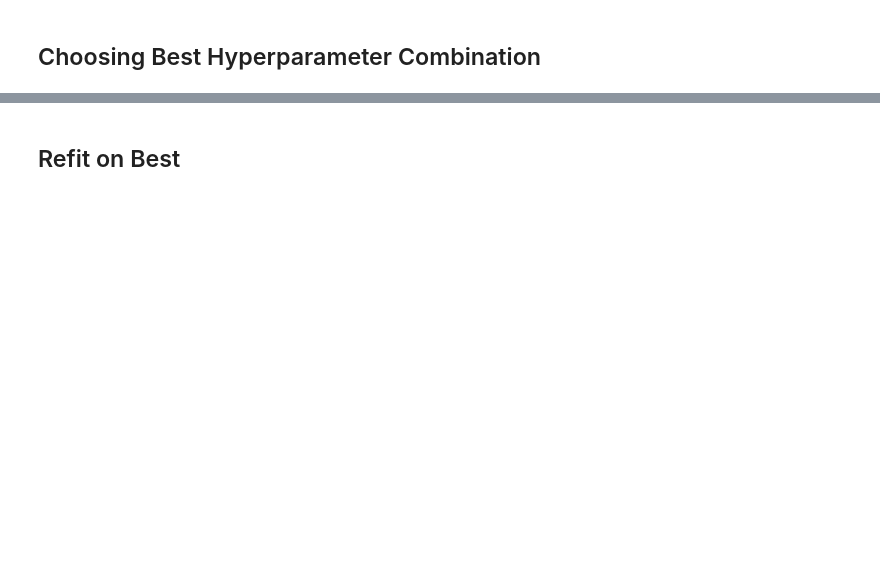
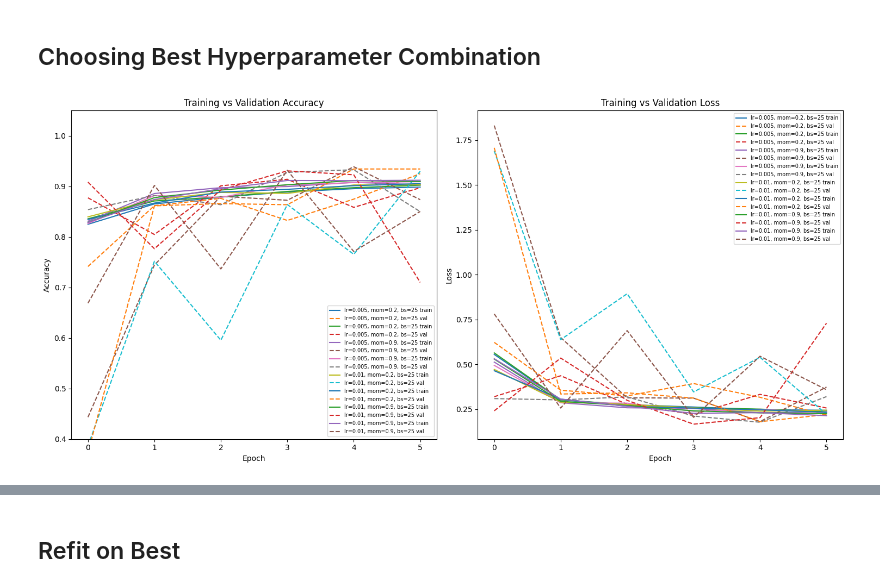
Before and after one commit to VinnyIadarola/Pneumonia-Detection-Neural-Network, a Jupyter notebook: 2.PneumoniaDetector.ipynb, the cells around one changed output, grey strips where cells are left out. Drawn from its saved outputs; the diff is of its cells as text; code cells hidden in the pictures; blank space fills up the shorter version.

```diff
--- a/2.PneumoniaDetector.ipynb
+++ b/2.PneumoniaDetector.ipynb
@@ -20,7 +21,7 @@ from sklearn.metrics import confusion_matrix, ConfusionMatrixDisplay
 ## Hyperparameters
 # %%
 IMAGE_SIZE = [512]
-EPOCHS = [2, 5]
+EPOCHS = [5]
 LR = [0.005, 0.01]
 MOMENTUM = [0.2, 0.9]
 WEIGHT_DECAY = [0.0005, 0.001]
@@ -160,12 +161,12 @@ def fit(model, loader_train, loader_val, epochs=50, opt=None):
 
 
 def plot_training_history(combo_stats):
-    plt.figure(figsize=(12, 5))
+    plt.figure(figsize=(15, 7))
 
     plt.subplot(1, 2, 1)
     for combo, stats in combo_stats.items():
         c = dict(combo)
-        label = f"lr={c['LR']}, mom={c['MOMENTUM']}, bs={c['BATCH_SIZE']}"
+        label = f"lr={c['lr']}, mom={c['momentum']}, bs={c['batch_size']}"
         plt.plot(stats["hist_tr_acc"], label=f"{label} train")
         plt.plot(stats["hist_val_acc"], label=f"{label} val", linestyle="--")
     plt.ylim([0.4, 1.05])
@@ -177,7 +178,7 @@ def plot_training_history(combo_stats):
     plt.subplot(1, 2, 2)
     for combo, stats in combo_stats.items():
         c = dict(combo)
-        label = f"lr={c['LR']}, mom={c['MOMENTUM']}, bs={c['BATCH_SIZE']}"
+        label = f"lr={c['lr']}, mom={c['momentum']}, bs={c['batch_size']}"
         plt.plot(stats["hist_tr_loss"], label=f"{label} train")
         plt.plot(stats["hist_val_loss"], label=f"{label} val", linestyle="--")
     plt.xlabel("Epoch")
@@ -241,18 +245,20 @@ Drive already mounted at /content/drive; to attempt to forcibly remount, call dr
 # %%
 plot_training_history(combo_stats)
 
 best_combo = None
 best_acc = -1
 best_loss = None
 
 for combo, stats in combo_stats.items():
-    final_acc = stats["hist_test_acc"][-1]
-    final_loss = stats["hist_test_loss"][-1]
+    final_acc = stats["hist_val_acc"][-1]
+    final_loss = stats["hist_val_loss"][-1]
 
     if final_acc > best_acc:
         best_acc = final_acc
         best_loss = final_loss
-        best_combo = combo
+        best_combo = dict(combo)
 
-print(f'Best Test accuracy: {best_acc*100:.2f}%')
-print(f'Best Test loss: {best_loss:.3f}')
+print(f'Best Val accuracy: {best_acc*100:.2f}%')
+print(f'Best Val loss: {best_loss:.3f}')
+# %% [output]
+[figure, added]
```
Also changed, not shown: parts of 6 cells of this notebook.
